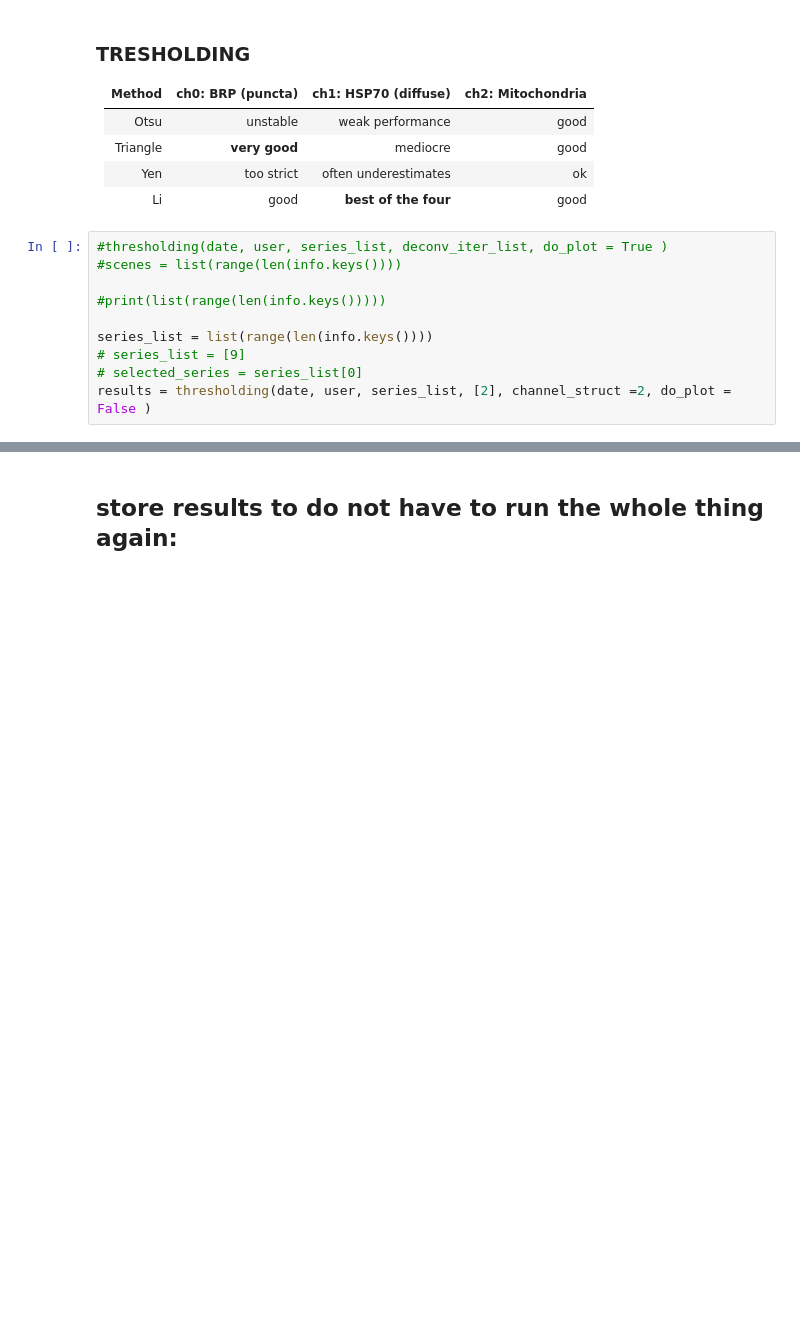
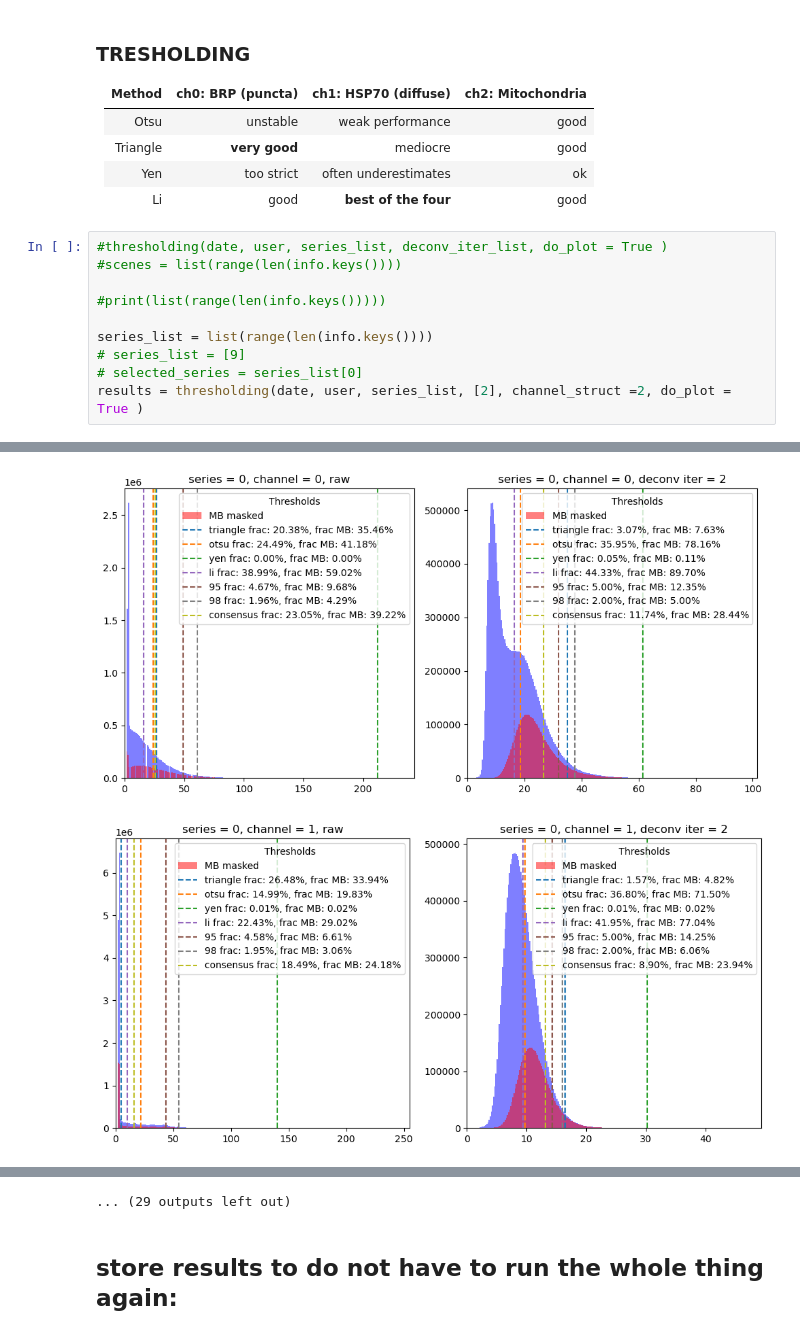
Before and after one commit to gmalagonv/confocal, a Jupyter notebook: analysis_notebooks/26_06_05_gerardo_all.ipynb, the cells around one changed output, grey strips where cells are left out. Cells and saved outputs as stored; diff of their text form; blank space fills up the shorter version.

```diff
--- a/analysis_notebooks/26_06_05_gerardo_all.ipynb
+++ b/analysis_notebooks/26_06_05_gerardo_all.ipynb
@@ -234,6 +235,6 @@ Applying pinhole factor 0.763 to PSF σ values: σ_xy 3.81 px → 2.90 px, σ_z
 series_list = list(range(len(info.keys())))
 # series_list = [9]
 # selected_series = series_list[0]
-results = thresholding(date, user, series_list, [2], channel_struct =2, do_plot = False )
+results = thresholding(date, user, series_list, [2], channel_struct =2, do_plot = True )
 # %% [output]
 [0, 1, 2, 3, 4, 5, 6, 7, 8, 9]
@@ -273 +273,3 @@ saved /Users/gerard/data/confocal/2026_06_05_Carmina/series_9/channel_2/2026_06_
 35.44691034237199 35.44691034237199 <-----------------------------------
+[figure, added]
+[figure, added]
@@ -274,3 +316,4 @@ saved /Users/gerard/data/confocal/2026_06_05_Carmina/series_9/channel_2/2026_06_
+... (29 outputs left out)
 # %% [markdown]
 ## store results to do not have to run the whole thing again:
 # %%
```
Also changed, not shown: parts of 6 cells of this notebook, 4 other files.
